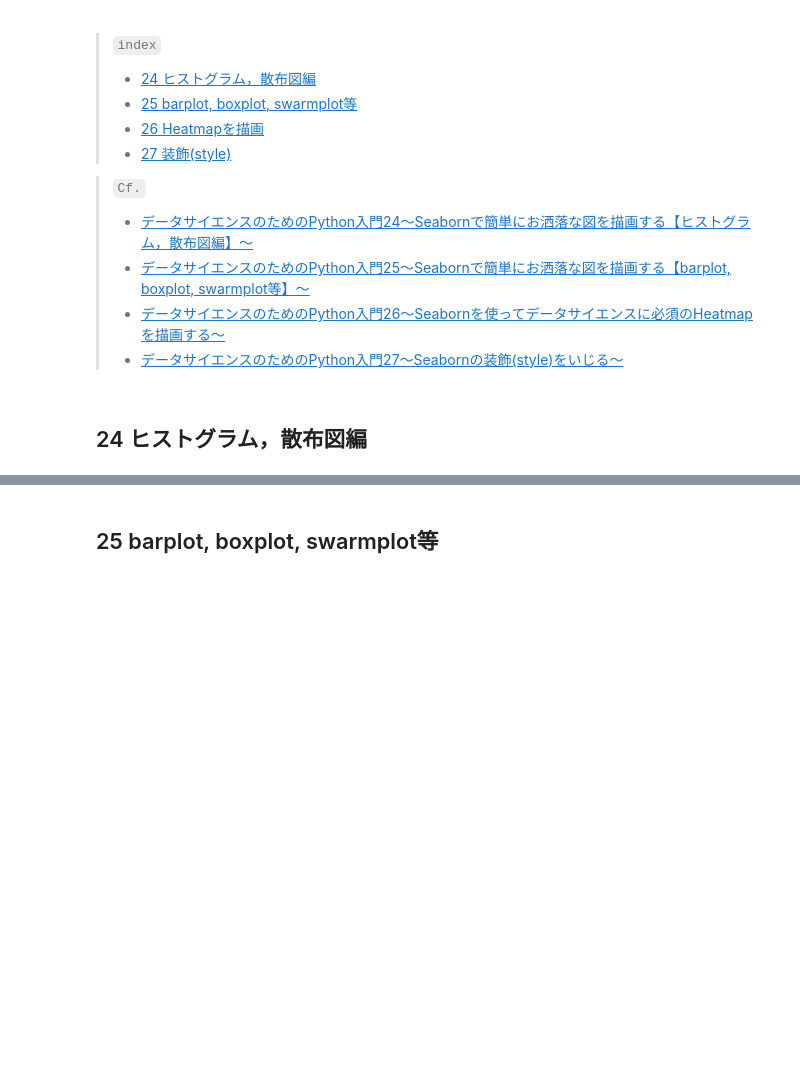
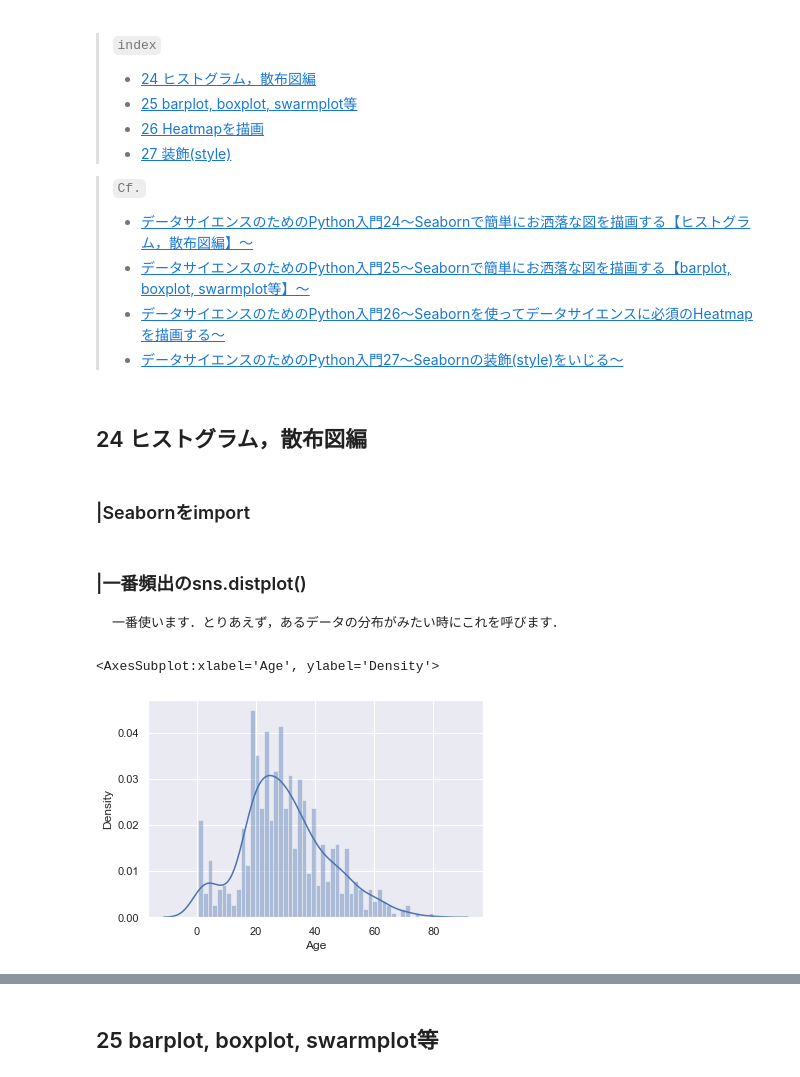
Before and after one commit to GitHiru/ml_academic, a Jupyter notebook: various_learning/kame/kame_ds_5_seaborn.ipynb, the cells around one changed output, grey strips where cells are left out. Cells and saved outputs as stored; diff of their text form; code cells hidden in the pictures; blank space fills up the shorter version.

```diff
--- a/various_learning/kame/kame_ds_5_seaborn.ipynb
+++ b/various_learning/kame/kame_ds_5_seaborn.ipynb
@@ -13,3 +13,5 @@
 > + [データサイエンスのためのPython入門27〜Seabornの装飾(style)をいじる〜](https://datawokagaku.com/seaborn_set/)
 # %% [markdown]
 ## 24 ヒストグラム，散布図編
+# %% [markdown]
+### |Seabornをimport
@@ -15,0 +22,13 @@
+# %% [markdown]
+### |一番頻出のsns.distplot()
+    一番使います．とりあえず，あるデータの分布がみたい時にこれを呼びます．
+# %%
+import pandas as pd
+
+df = pd.read_csv('input/train.csv')
+df = df.dropna(subset=["Age"]) # 描画の際のノイズ除去
+sns.set() # グリッド線など引いてくれる
+sns.distplot(df['Age'], bins=50) #kde : カーネル密度曲線の有無
+# %% [output]
+<AxesSubplot:xlabel='Age', ylabel='Density'>
+[figure, added]
```
Also changed, not shown: parts of 11 cells of this notebook, 1 other file.
